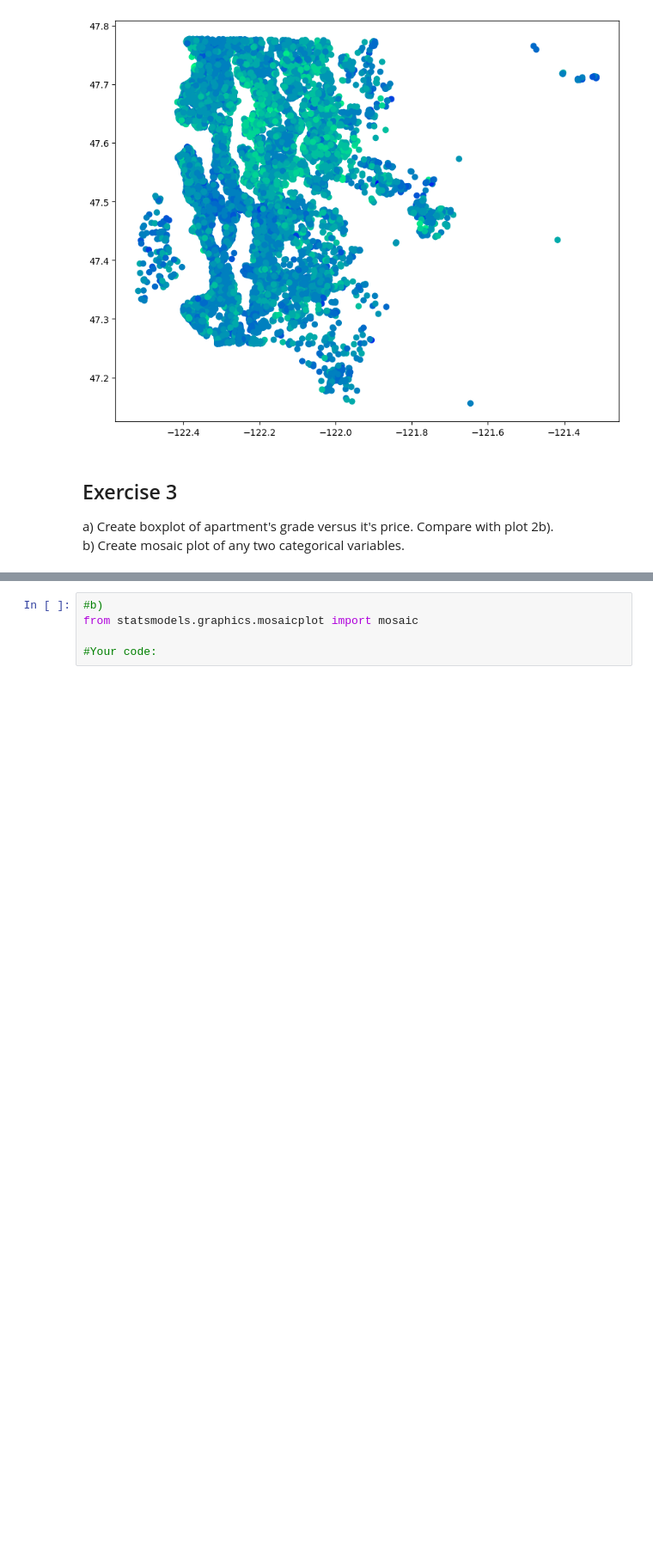
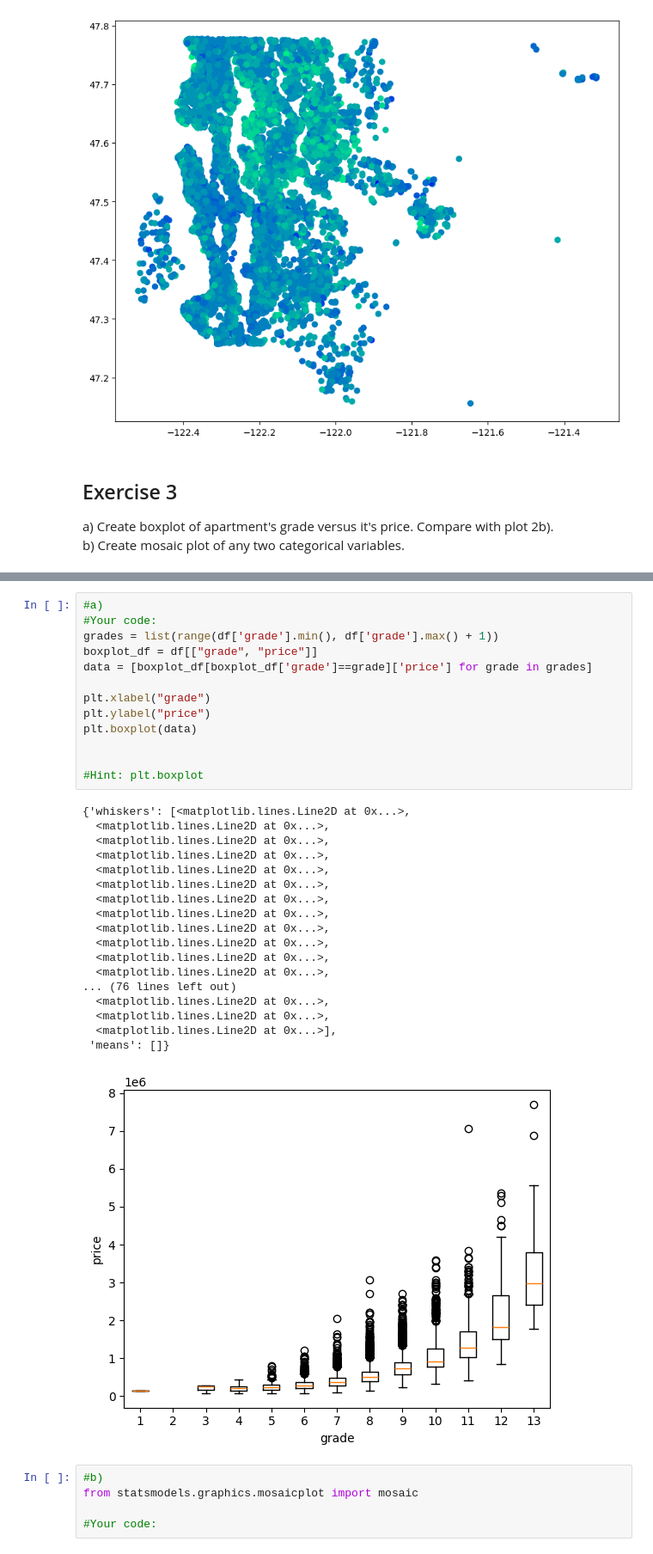
Before and after one commit to Shintenza/data-science-lectures, a Jupyter notebook: task_1/assignment_1.ipynb, the cells around one changed output, grey strips where cells are left out. Shown at 86% size. Saved outputs shown, nothing was run; the diff lists cells and outputs as text; blank space fills up the shorter version.

```diff
--- a/task_1/assignment_1.ipynb
+++ b/task_1/assignment_1.ipynb
@@ -107,3 +99,35 @@ b) Create mosaic plot of any two categorical variables.
+# %%
+#a)
+#Your code:
+grades = list(range(df['grade'].min(), df['grade'].max() + 1))
+boxplot_df = df[["grade", "price"]]
+data = [boxplot_df[boxplot_df['grade']==grade]['price'] for grade in grades]
+
+plt.xlabel("grade")
+plt.ylabel("price")
+plt.boxplot(data)
+
+
+#Hint: plt.boxplot
+# %% [output]
+{'whiskers': [<matplotlib.lines.Line2D at 0x...>,
+  <matplotlib.lines.Line2D at 0x...>,
+  <matplotlib.lines.Line2D at 0x...>,
+  <matplotlib.lines.Line2D at 0x...>,
+  <matplotlib.lines.Line2D at 0x...>,
+  <matplotlib.lines.Line2D at 0x...>,
+  <matplotlib.lines.Line2D at 0x...>,
+  <matplotlib.lines.Line2D at 0x...>,
+  <matplotlib.lines.Line2D at 0x...>,
+  <matplotlib.lines.Line2D at 0x...>,
+  <matplotlib.lines.Line2D at 0x...>,
+  <matplotlib.lines.Line2D at 0x...>,
+... (76 lines left out)
+  <matplotlib.lines.Line2D at 0x...>,
+  <matplotlib.lines.Line2D at 0x...>,
+  <matplotlib.lines.Line2D at 0x...>],
+ 'means': []}
+[figure, added]
 # %%
 #b)
 from statsmodels.graphics.mosaicplot import mosaic
```
Also changed, not shown: parts of 4 cells of this notebook.
